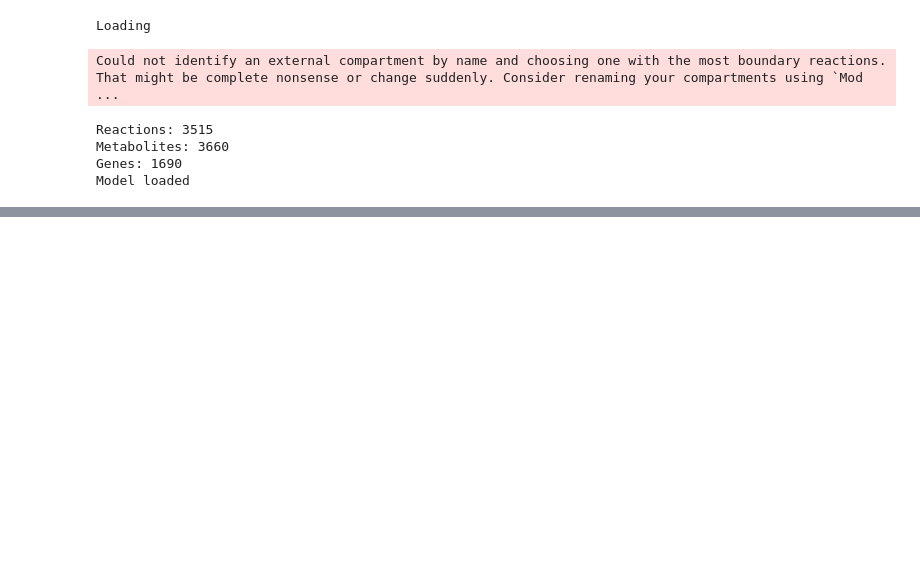
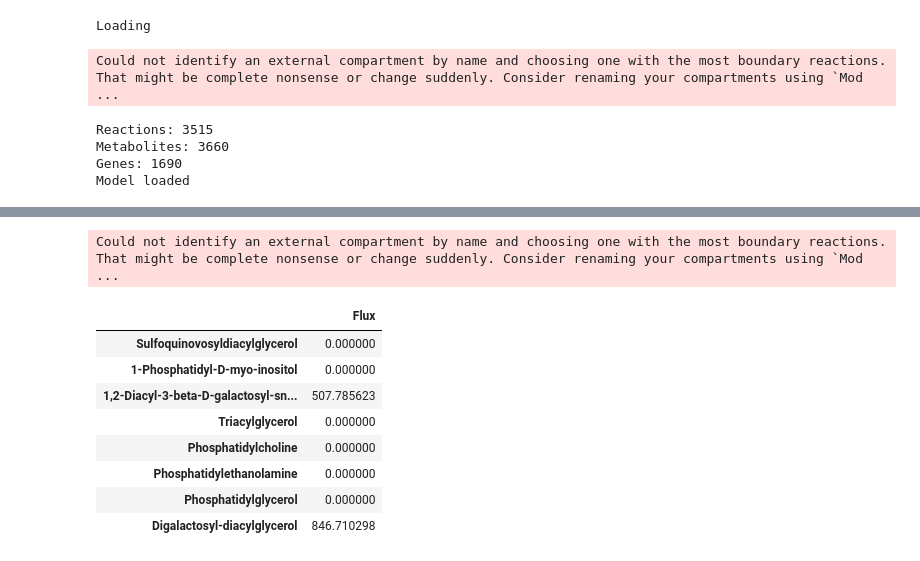
Before and after one commit to Apolinario8/UC_projeto, a Jupyter notebook: scripts/pathway_fluxesV2.ipynb, the cells around one changed output, grey strips where cells are left out. Drawn from its saved outputs; the diff is of its cells as text; code cells hidden in the pictures; blank space fills up the shorter version.

```diff
--- a/scripts/pathway_fluxesV2.ipynb
+++ b/scripts/pathway_fluxesV2.ipynb
@@ -37 +128,14 @@ Could not identify an external compartment by name and choosing one with the mos
+# %%
+model.test_reaction("e_Lipid__cytop") #faltam algumas reacoes de degradacao de sqdg; faltam outras dos tag; faltam algumas dos PE;
+# %% [output]
+Could not identify an external compartment by name and choosing one with the most boundary reactions. That might be complete nonsense or change suddenly. Consider renaming your compartments using `Mod ...
+|  | Flux |
+| Sulfoquinovosyldiacylglycerol | 0.000000 |
+| 1-Phosphatidyl-D-myo-inositol | 0.000000 |
+| 1,2-Diacyl-3-beta-D-galactosyl-sn... | 507.785623 |
+| Triacylglycerol | 0.000000 |
+| Phosphatidylcholine | 0.000000 |
+| Phosphatidylethanolamine | 0.000000 |
+| Phosphatidylglycerol | 0.000000 |
+| Digalactosyl-diacylglycerol | 846.710298 |
 # %%
```
Also changed, not shown: parts of 26 cells of this notebook, 13 other files.
